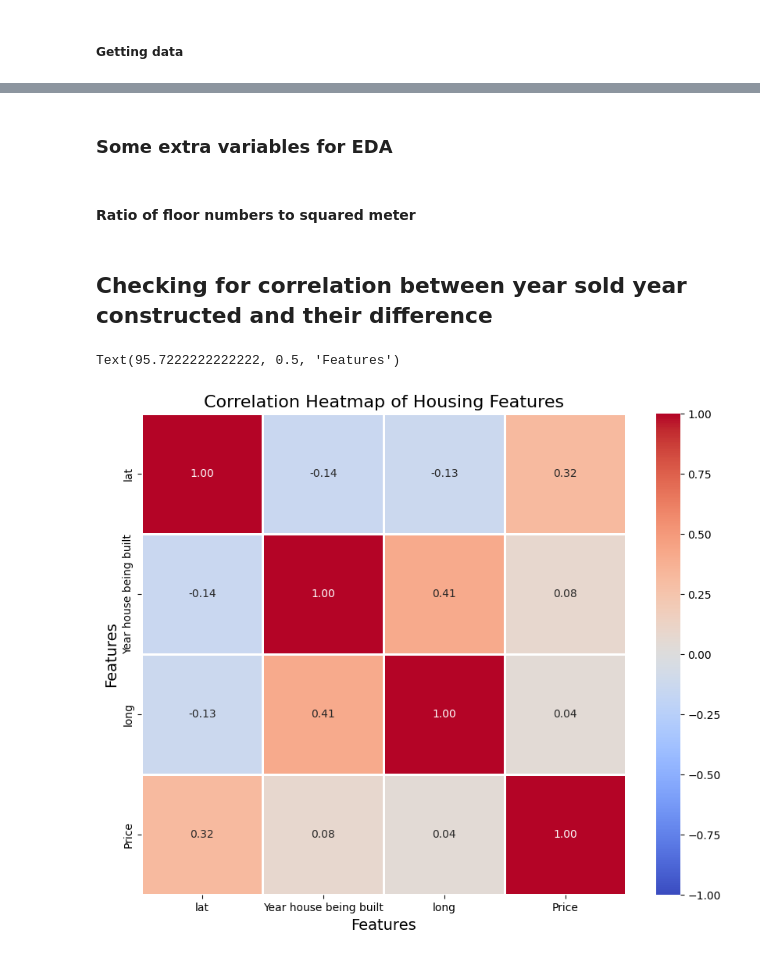
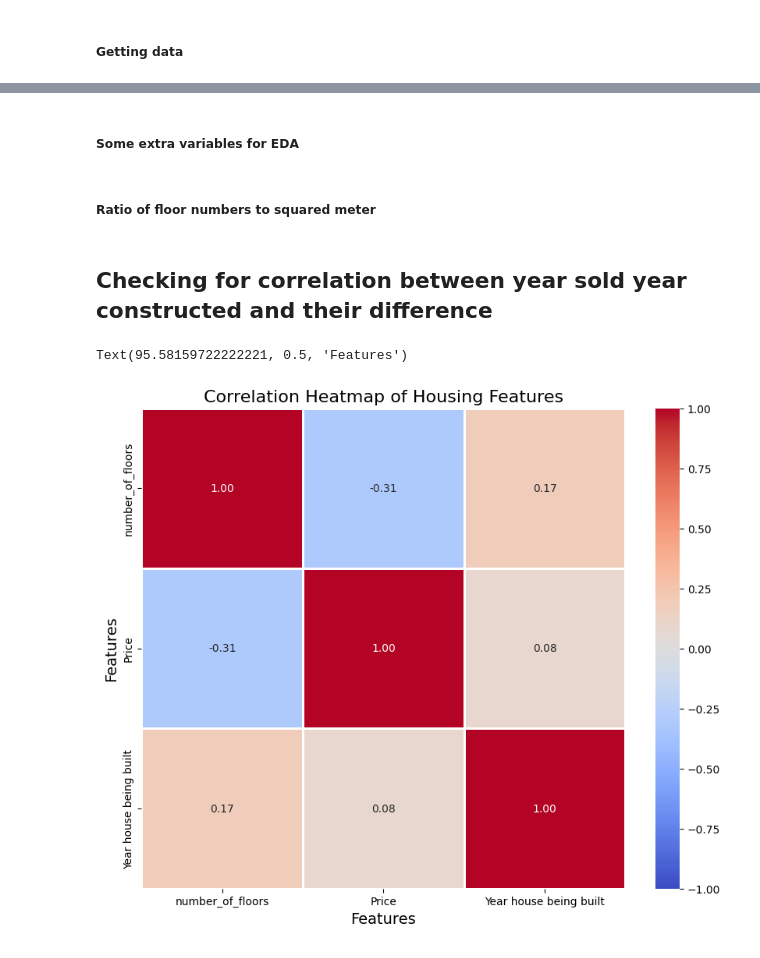
Before and after one commit to Paul-Spiced/EDA_Paul, a Jupyter notebook: commands/EDA _6_expl_hyp_3.ipynb, the cells around one changed output, grey strips where cells are left out. Saved outputs shown, nothing was run; the diff lists cells and outputs as text; code cells hidden in the pictures.

```diff
--- a/commands/EDA _6_expl_hyp_3.ipynb
+++ b/commands/EDA _6_expl_hyp_3.ipynb
@@ -13,5 +23,5 @@ df_eda.head()
 # %% [markdown]
-### Some extra variables for EDA
+##### Some extra variables for EDA
 # %% [markdown]
-#### Ratio of floor numbers to squared meter
+##### Ratio of floor numbers to squared meter
 # %%
@@ -23,35 +34,34 @@ df_eda.head()
 ## Checking for correlation between year sold year constructed and their difference
 # %%
 new_column_names = {
-    'lat': 'lat',
+    'num_floors_for_100sqlivmeter': 'number_of_floors',
+    'price': 'Price',
     'yr_built': 'Year house being built',
-    "long": 'long',
-    'price': 'Price'
 }
 
 # Rename columns in the DataFrame
 df_eda.rename(columns=new_column_names, inplace=True)
 
 # Define the list of columns for correlation
 num_question = list(new_column_names.values())  # Use the new column names
 
 # Plotting the heatmap
 plt.figure(figsize=(10, 8), dpi=100)
 heatmap = sns.heatmap(
     data=df_eda[num_question].corr(),  # Compute correlation matrix for specified columns
     cmap='coolwarm',                  # Color map
     linecolor='white',                # Color of lines that separate cells
     linewidth=1,                      # Width of lines that separate cells
     annot=True,                       # Annotate cells with correlation coefficients
     vmin=-1,                          # Minimum value of the color scale
     vmax=1,                           # Maximum value of the color scale
     fmt='.2f'                         # Format annotations to 2 decimal places
 )
 
 # Adding labels and title
 plt.title('Correlation Heatmap of Housing Features', fontsize=16)  # Title with larger font size
 plt.xlabel('Features', fontsize=14)            # X-axis label with larger font size
 plt.ylabel('Features', fontsize=14)            # Y-axis label with larger font size
 # %% [output]
-Text(95.7222222222222, 0.5, 'Features')
+Text(95.58159722222221, 0.5, 'Features')
-[figure, old version]
+[figure, new version]
```
Also changed, not shown: parts of 7 cells of this notebook, 10 other files.
